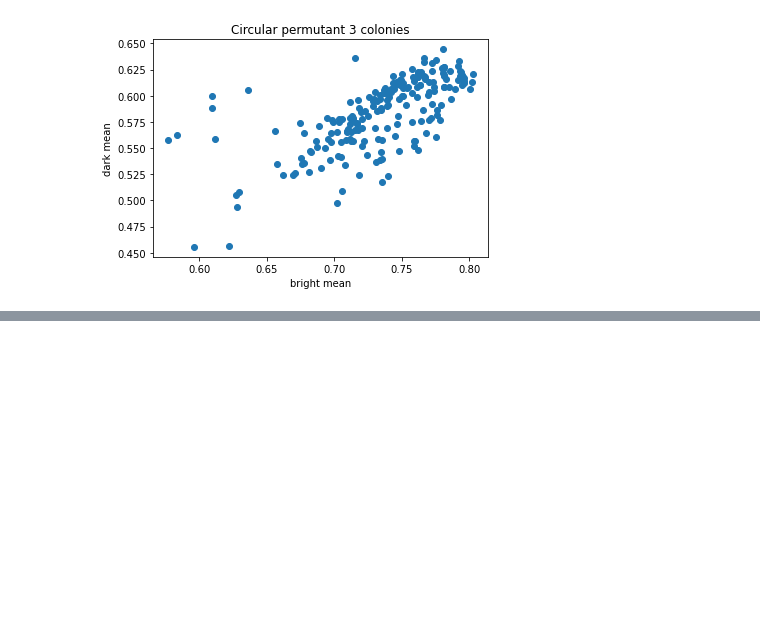
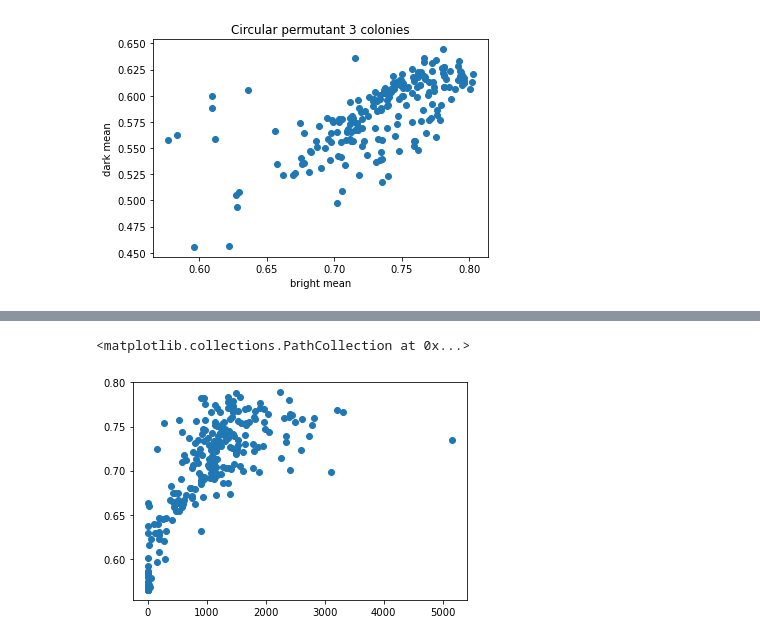
Before and after one commit to kentgorday/kuriyanlab_python-workshops, a Jupyter notebook: 3/FMNcolonies.ipynb, the cells around one changed output, grey strips where cells are left out. Saved outputs shown, nothing was run; the diff lists cells and outputs as text; code cells hidden in the pictures; blank space fills up the shorter version.

```diff
--- a/3/FMNcolonies.ipynb
+++ b/3/FMNcolonies.ipynb
@@ -268,0 +304,10 @@ Text(0.5, 1.0, 'Circular permutant 3 colonies')
+# %%
+bright_areas = [regionprop.area for regionprop in regionprops_bright]
+bright_means = [regionprop.mean_intensity for regionprop in regionprops_bright]
+
+plt.scatter(bright_areas, bright_means)
+
+# Here we are getting the same high-intensity scatter with no relationship, but also low-intensity, low-area noise
+# %% [output]
+<matplotlib.collections.PathCollection at 0x...>
+[figure, added]
```
Also changed, not shown: parts of 4 cells of this notebook, 1 other file.
